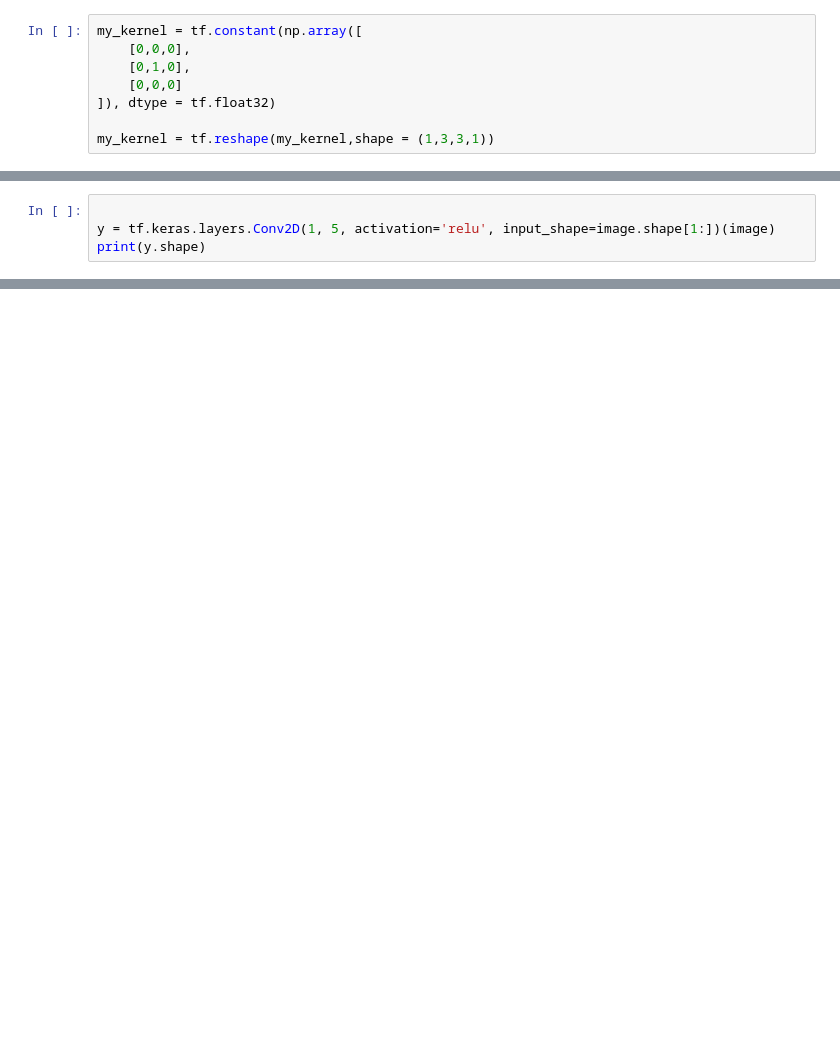
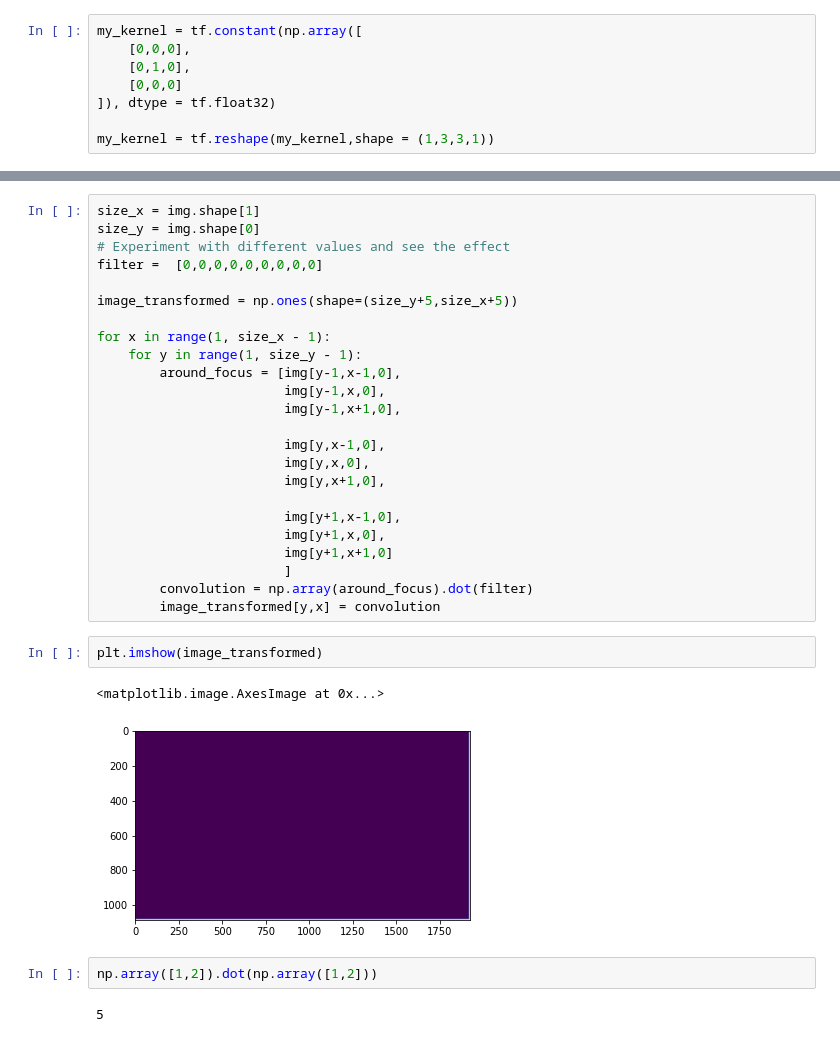
Before and after one commit to DrLiHaoZ/Notebooks, a Jupyter notebook: ReadMe/Python/TensorFlow/Keras/Layers/3.Conv2D.Layer.ipynb, the cells around one changed output, grey strips where cells are left out. Cells and saved outputs as stored; diff of their text form; blank space fills up the shorter version.

```diff
--- a/ReadMe/Python/TensorFlow/Keras/Layers/3.Conv2D.Layer.ipynb
+++ b/ReadMe/Python/TensorFlow/Keras/Layers/3.Conv2D.Layer.ipynb
@@ -45,4 +20,0 @@ array([[[[5.],
-# %%
-
-y = tf.keras.layers.Conv2D(1, 5, activation='relu', input_shape=image.shape[1:])(image)
-print(y.shape)
@@ -53,0 +38,33 @@ print(y.shape)
+# %%
+size_x = img.shape[1]
+size_y = img.shape[0]
+# Experiment with different values and see the effect
+filter =  [0,0,0,0,0,0,0,0,0]
+
+image_transformed = np.ones(shape=(size_y+5,size_x+5))
+
+for x in range(1, size_x - 1):
+    for y in range(1, size_y - 1):
+        around_focus = [img[y-1,x-1,0],
+                        img[y-1,x,0],
+                        img[y-1,x+1,0],
+
+                        img[y,x-1,0],
+                        img[y,x,0],
+                        img[y,x+1,0],
+
+                        img[y+1,x-1,0],
+                        img[y+1,x,0],
+                        img[y+1,x+1,0]
+                        ]
+        convolution = np.array(around_focus).dot(filter)
+        image_transformed[y,x] = convolution
+# %%
+plt.imshow(image_transformed)
+# %% [output]
+<matplotlib.image.AxesImage at 0x...>
+[figure, added]
+# %%
+np.array([1,2]).dot(np.array([1,2]))
+# %% [output]
+5
```
Also changed, not shown: parts of 7 cells of this notebook, 3 other files.
